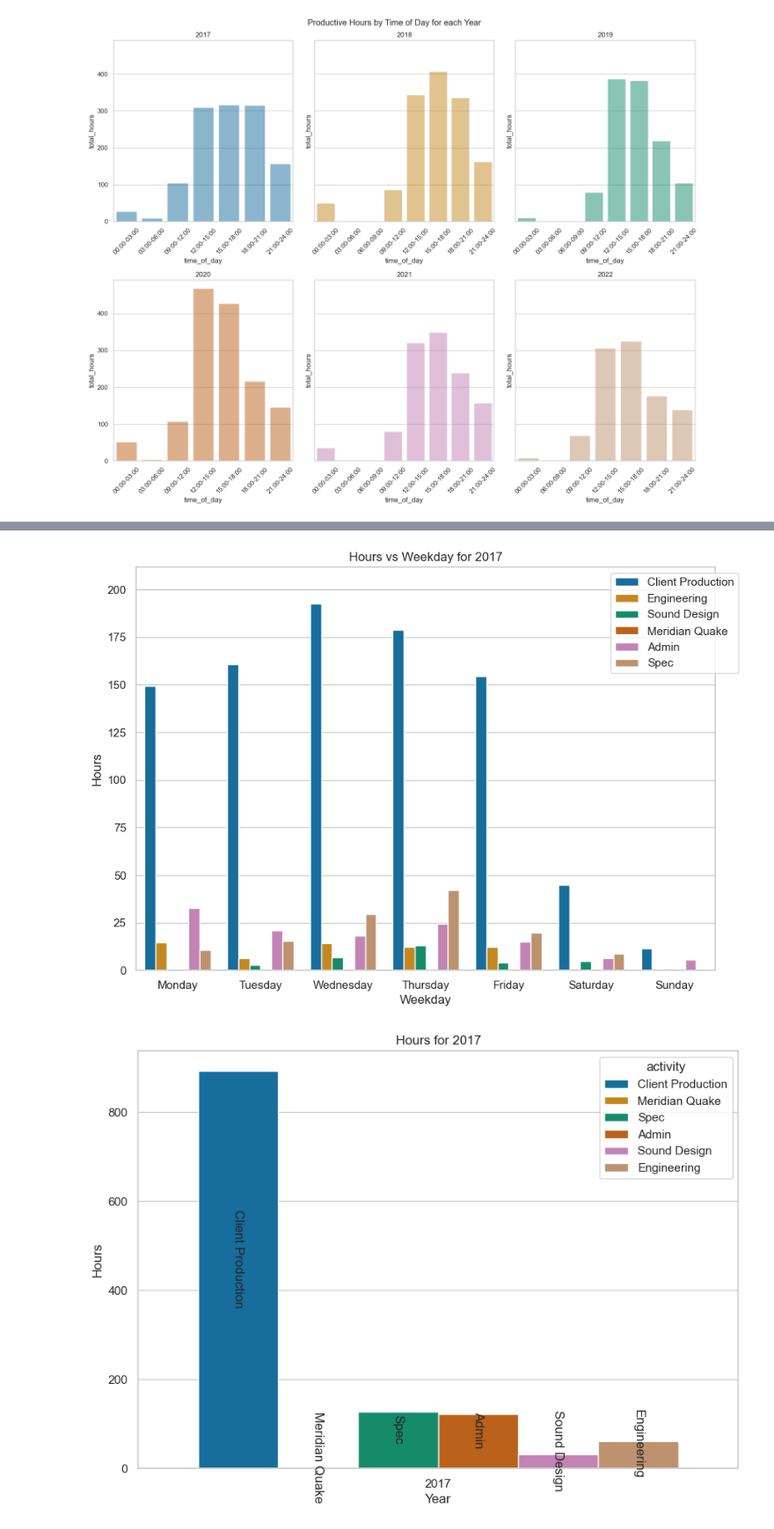
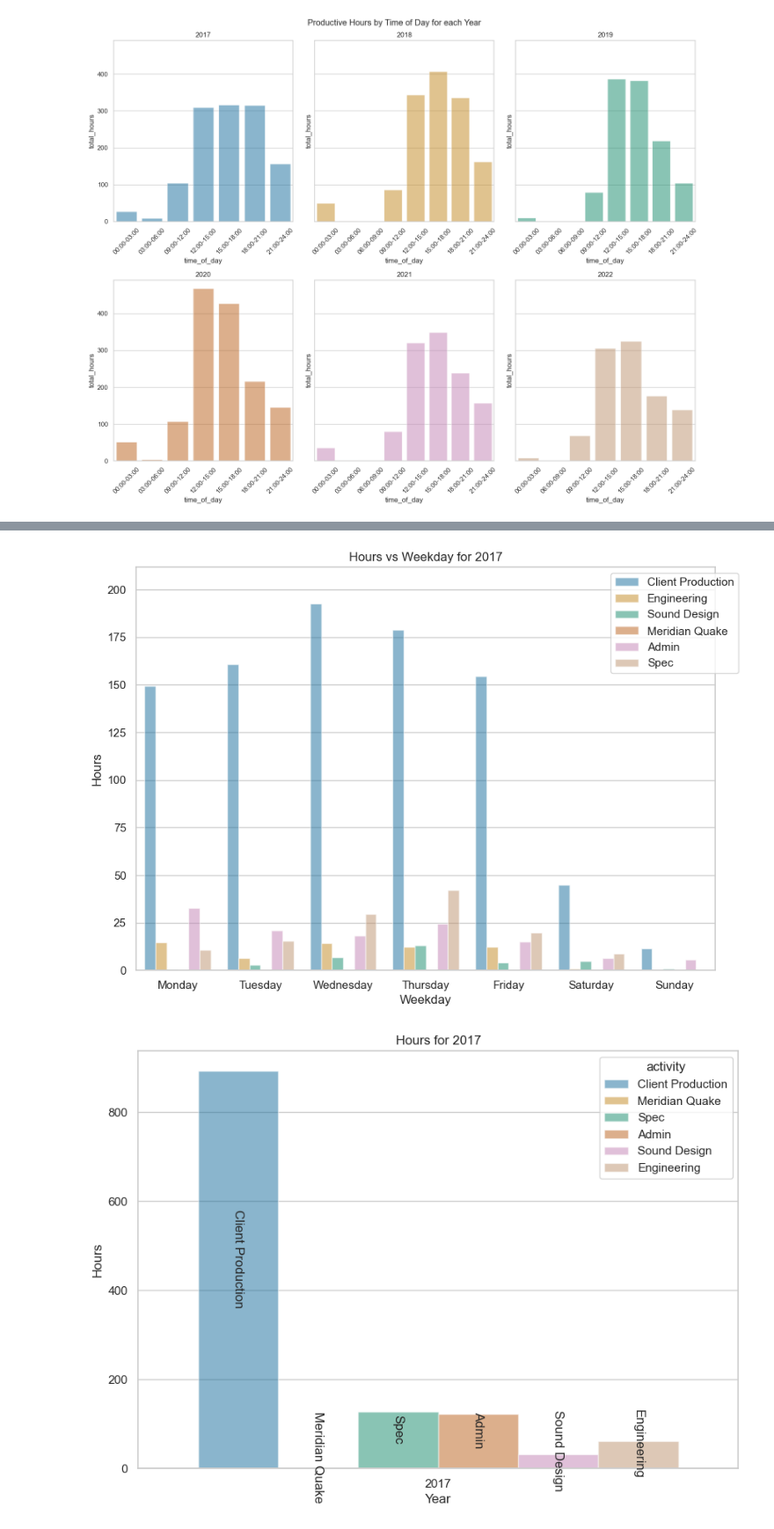
Before and after one commit to awkwardarm/Portfolio-Projects, a Jupyter notebook: Porftolio Project - Time Tracking.ipynb, the cells around one changed output, grey strips where cells are left out. Shown at 88% size. Saved outputs shown, nothing was run; the diff lists cells and outputs as text; code cells hidden in the pictures.

```diff
--- a/Porftolio Project - Time Tracking.ipynb
+++ b/Porftolio Project - Time Tracking.ipynb
@@ -303,3 +303,35 @@ plt.savefig(os.path.join('Visualizations', 'Productive Hours by Time of Day for
 plt.show()
 # %% [output]
 [figure]
+# %%
+# How does Productivity change by month?
+
+# SQL: Sum hours by month and order by month
+query = '''
+    SELECT strftime('%m', datetime) AS month, SUM(hours) AS total_hours
+    FROM time_tracking
+    GROUP BY 1
+    ORDER BY 1 ASC;
+    '''
+# create dataframe from query
+monthly_hours = psql.sqldf(query, locals())
+
+plt.figure(figsize=(10,7))
+ax = plt.subplot()
+
+# Set the style of seaborn
+sns.set(style="whitegrid")
+
+# Choose a colorblind-friendly palette
+palette = sns.color_palette("colorblind", n_colors=len(monthly_hours))
+
+# Create the bar plot with the chosen palette
+sns.barplot(x='month', y='total_hours', data=monthly_hours, palette=palette, alpha = 0.5)
+plt.xticks(rotation=45)
+plt.xlabel('Month')
+plt.ylabel('Total Hours')
+title = 'Total Hours by Month'
+plt.title(title)
+plt.tight_layout()  # Ensures that labels and titles fit within the plot area
+plt.savefig(os.path.join('Visualizations', title))
+plt.show()
@@ -342,7 +452,7 @@ with writer.saving(fig, filepath, 100):
         ax.clear()
 
         # Create barplots for each year
-        sns.barplot(x='day_of_week', y='hours', hue='activity', data=plot_data, ax=ax, palette='colorblind')
+        sns.barplot(x='day_of_week', y='hours', hue='activity', data=plot_data, ax=ax, palette='colorblind', alpha =0.5)
         ax.set_title(f'Hours vs Weekday for {year}')
         ax.legend(bbox_to_anchor=(1.05, 1), loc='upper right')
         ax.set_ylim(0, max_hours)
@@ -352,7 +462,7 @@ with writer.saving(fig, filepath, 100):
         writer.grab_frame()
         plt.show()
 # %% [output]
-[figure, old version]
+[figure, new version]
 # %%
 # Create writer and meta data
 metadata = dict(title='movie', artist ='Matthew Tryba')
@@ -373,32 +483,32 @@ with writer.saving(fig, filepath, 100):
          # Create a pivot table with day_of_week as index, activity as columns, and hours as values
         pivot_data = time_tracking_by_year.pivot_table(index='year', columns='activity', values='hours', aggfunc='sum')
 
         # Ensure all activities are present by reindexing
         pivot_data = pivot_data.reindex(columns=business_activities, fill_value=0).reset_index()
 
         # Melt the data to get it back to long format for plotting
         plot_data = pivot_data.melt(id_vars='year', value_name='hours', var_name='activity')
 
         # Find the max hours for y axis
         if plot_data['hours'].max() > max_hours:
             max_hours = plot_data['hours'].max() * 1.1
 
         # Clear the current axes (necessary to avoid overlapping plots)
         ax.clear()
 
         # Create barplots for each year
-        sns.barplot(x='year', y='hours', hue='activity', data=plot_data, ax=ax, palette= 'colorblind')
+        sns.barplot(x='year', y='hours', hue='activity', data=plot_data, ax=ax, palette= 'colorblind', alpha = 0.5)
         ax.set_title(f'Hours for {year}')
         #ax.legend(bbox_to_anchor=(1.05, 1), loc='upper right')
         #ax.set_ylim(0, max_hours)
 
         # Add hue values inside the bars
         for p, label in zip(ax.patches, plot_data['activity']):
             ax.annotate(label, (p.get_x() + p.get_width() / 2., p.get_height() / 2.),
                         ha='center', va='center', xytext=(0, 10), textcoords='offset points', rotation=270)
         ax.set_xlabel('Year')
         ax.set_ylabel('Hours')
         writer.grab_frame()
         plt.show()
 # %% [output]
-[figure, old version]
+[figure, new version]
```
Also changed, not shown: parts of 11 cells of this notebook, 8 other files.
